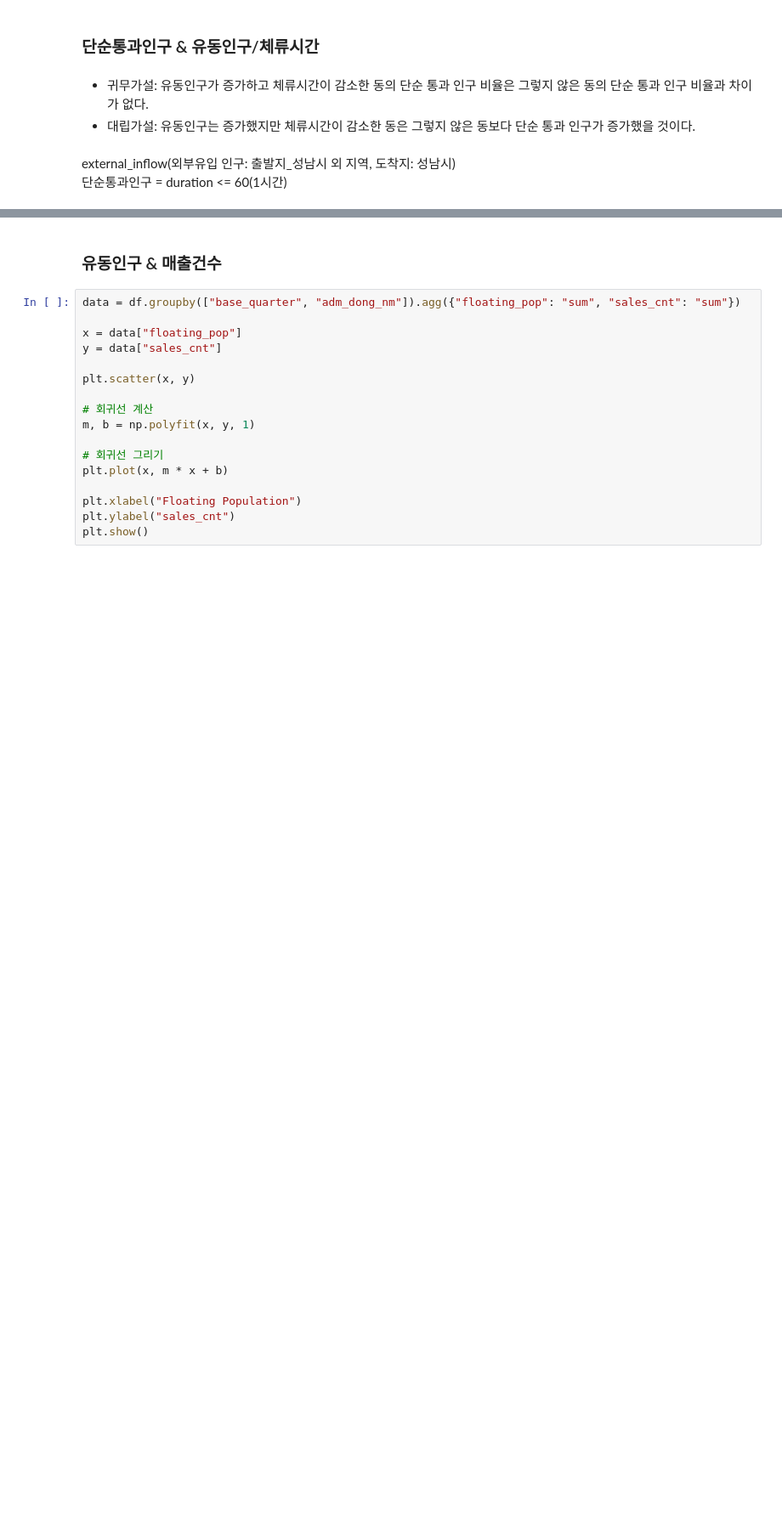
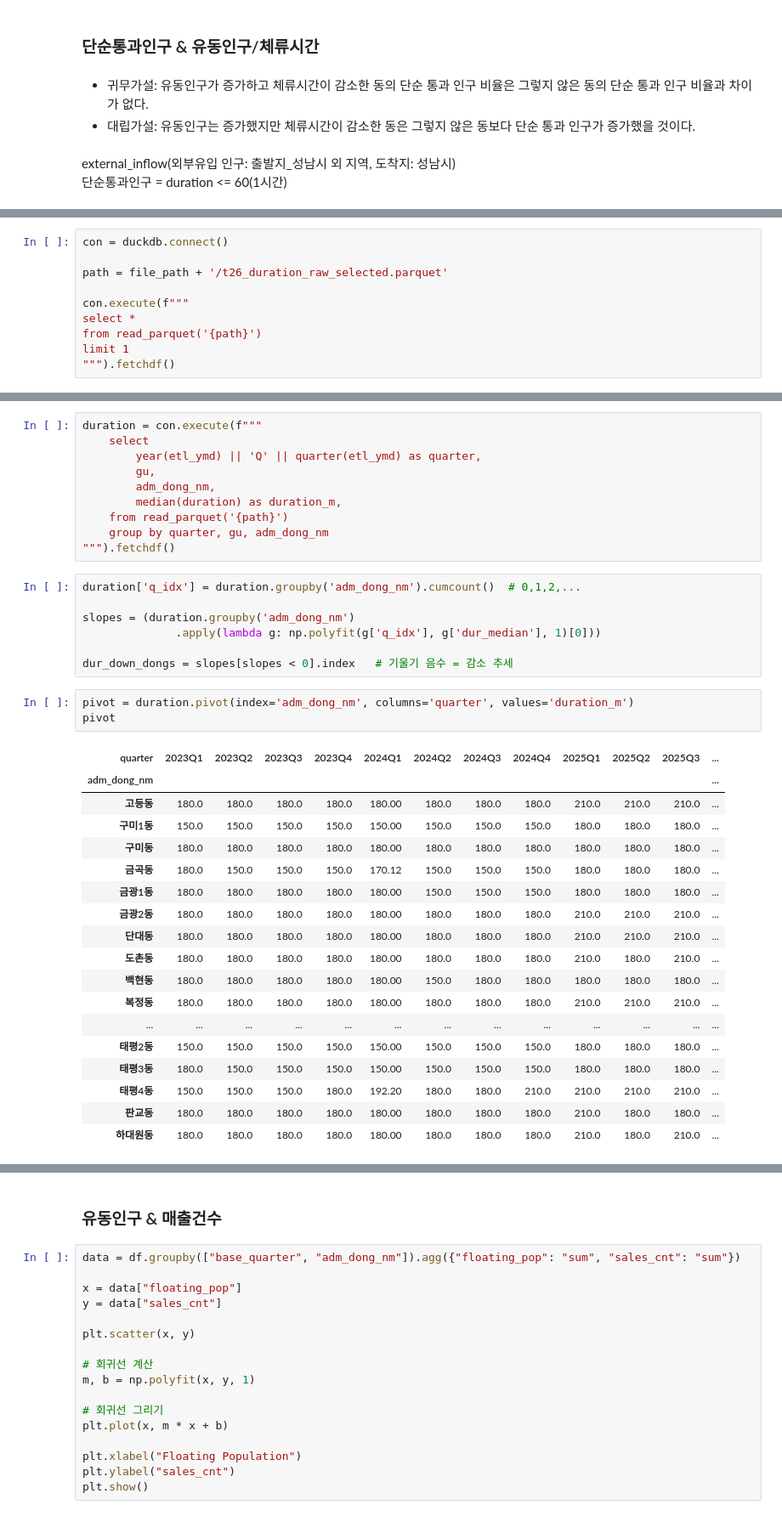
Before and after one commit to bulsajo1/final_project, a Jupyter notebook: eunbi/통계_은비.ipynb, the cells around one changed output, grey strips where cells are left out. Shown at 85% size. Cells and saved outputs as stored; diff of their text form; blank space fills up the shorter version.

```diff
--- a/eunbi/통계_은비.ipynb
+++ b/eunbi/통계_은비.ipynb
@@ -259,0 +176,10 @@ df_f = df.groupby(['base_quarter', 'adm_dong_nm']).agg({'floating_pop': "sum"}).
+# %%
+con = duckdb.connect()
+
+path = file_path + '/t26_duration_raw_selected.parquet'
+
+con.execute(f"""
+select *
+from read_parquet('{path}')
+limit 1
+""").fetchdf()
@@ -259,0 +239,39 @@ df_f = df.groupby(['base_quarter', 'adm_dong_nm']).agg({'floating_pop': "sum"}).
+# %%
+duration = con.execute(f"""
+    select
+        year(etl_ymd) || 'Q' || quarter(etl_ymd) as quarter,
+        gu,
+        adm_dong_nm,
+        median(duration) as duration_m,
+    from read_parquet('{path}')
+    group by quarter, gu, adm_dong_nm
+""").fetchdf()
+# %%
+duration['q_idx'] = duration.groupby('adm_dong_nm').cumcount()  # 0,1,2,...
+
+slopes = (duration.groupby('adm_dong_nm')
+              .apply(lambda g: np.polyfit(g['q_idx'], g['dur_median'], 1)[0]))
+
+dur_down_dongs = slopes[slopes < 0].index   # 기울기 음수 = 감소 추세
+# %%
+pivot = duration.pivot(index='adm_dong_nm', columns='quarter', values='duration_m')
+pivot
+# %% [output]
+| quarter | 2023Q1 | 2023Q2 | 2023Q3 | 2023Q4 | 2024Q1 | 2024Q2 | 2024Q3 | 2024Q4 | 2025Q1 | 2025Q2 | 2025Q3 | ... |
+| adm_dong_nm |  |  |  |  |  |  |  |  |  |  |  | ... |
+| 고등동 | 180.0 | 180.0 | 180.0 | 180.0 | 180.00 | 180.0 | 180.0 | 180.0 | 210.0 | 210.0 | 210.0 | ... |
+| 구미1동 | 150.0 | 150.0 | 150.0 | 150.0 | 150.00 | 150.0 | 150.0 | 150.0 | 180.0 | 180.0 | 180.0 | ... |
+| 구미동 | 180.0 | 180.0 | 180.0 | 180.0 | 180.00 | 180.0 | 180.0 | 180.0 | 180.0 | 180.0 | 180.0 | ... |
+| 금곡동 | 180.0 | 150.0 | 150.0 | 150.0 | 170.12 | 150.0 | 150.0 | 150.0 | 180.0 | 180.0 | 180.0 | ... |
+| 금광1동 | 180.0 | 180.0 | 180.0 | 180.0 | 180.00 | 150.0 | 150.0 | 150.0 | 180.0 | 180.0 | 180.0 | ... |
+| 금광2동 | 180.0 | 180.0 | 180.0 | 180.0 | 180.00 | 180.0 | 180.0 | 180.0 | 210.0 | 210.0 | 210.0 | ... |
+| 단대동 | 180.0 | 180.0 | 180.0 | 180.0 | 180.00 | 180.0 | 180.0 | 180.0 | 210.0 | 210.0 | 210.0 | ... |
+| 도촌동 | 180.0 | 180.0 | 180.0 | 180.0 | 180.00 | 180.0 | 180.0 | 180.0 | 210.0 | 180.0 | 210.0 | ... |
+| 백현동 | 180.0 | 180.0 | 180.0 | 180.0 | 180.00 | 150.0 | 180.0 | 180.0 | 180.0 | 180.0 | 180.0 | ... |
+| 복정동 | 180.0 | 180.0 | 180.0 | 180.0 | 180.00 | 180.0 | 180.0 | 180.0 | 210.0 | 210.0 | 210.0 | ... |
+| ... | ... | ... | ... | ... | ... | ... | ... | ... | ... | ... | ... | ... |
+| 태평2동 | 150.0 | 150.0 | 150.0 | 150.0 | 150.00 | 150.0 | 150.0 | 150.0 | 180.0 | 180.0 | 180.0 | ... |
+| 태평3동 | 180.0 | 150.0 | 150.0 | 150.0 | 150.00 | 150.0 | 150.0 | 150.0 | 180.0 | 180.0 | 180.0 | ... |
+| 태평4동 | 150.0 | 150.0 | 150.0 | 180.0 | 192.20 | 180.0 | 180.0 | 210.0 | 210.0 | 210.0 | 210.0 | ... |
+| 판교동 | 180.0 | 180.0 | 180.0 | 180.0 | 180.00 | 180.0 | 180.0 | 180.0 | 210.0 | 180.0 | 180.0 | ... |
+| 하대원동 | 180.0 | 180.0 | 180.0 | 180.0 | 180.00 | 180.0 | 180.0 | 180.0 | 210.0 | 180.0 | 210.0 | ... |
```
Also changed, not shown: parts of 15 cells of this notebook.
